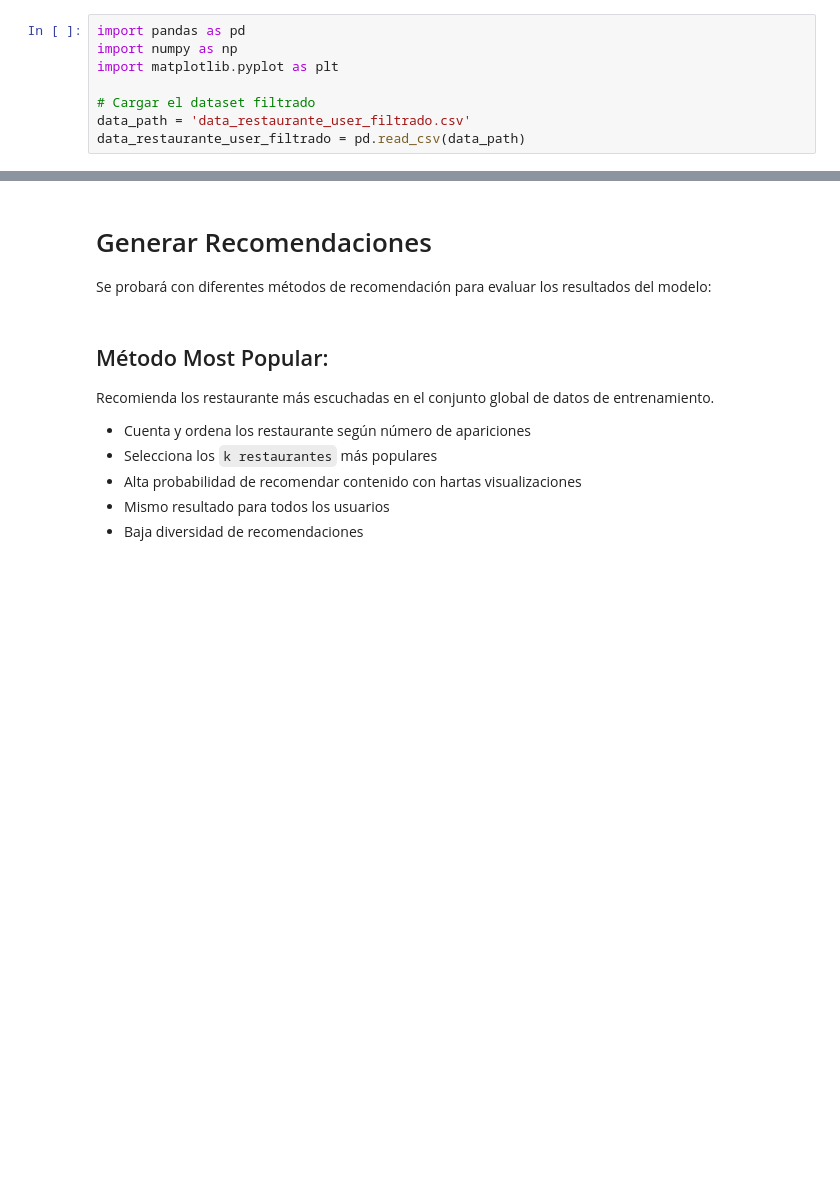
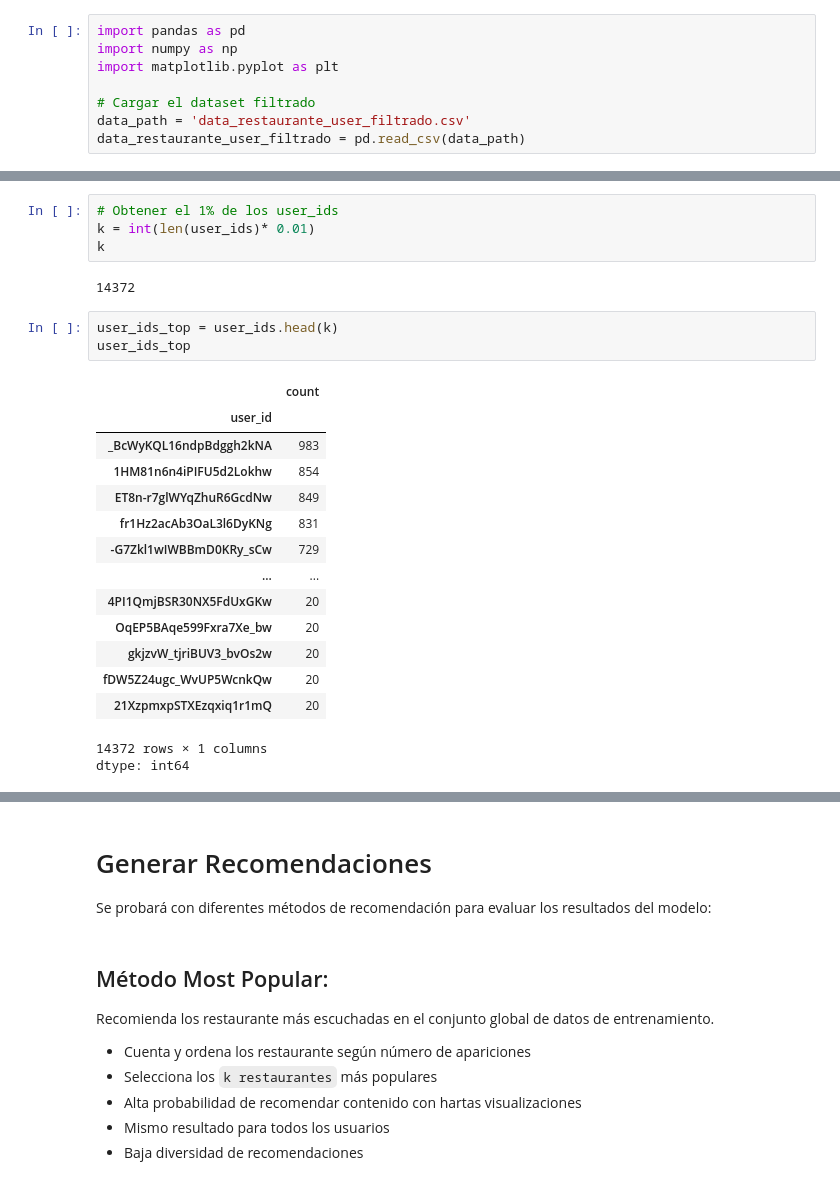
Before and after one commit to ferperezh/IIC3633_ProyectoMetricaDiversidad, a Jupyter notebook: restaurante/restaurante_metrica_diversidad.ipynb, the cells around one changed output, grey strips where cells are left out. Cells and saved outputs as stored; diff of their text form; blank space fills up the shorter version.

```diff
--- a/restaurante/restaurante_metrica_diversidad.ipynb
+++ b/restaurante/restaurante_metrica_diversidad.ipynb
@@ -40,0 +70,25 @@ data_restaurante_user_filtrado.shape[0]
+# %%
+# Obtener el 1% de los user_ids
+k = int(len(user_ids)* 0.01)
+k
+# %% [output]
+14372
+# %%
+user_ids_top = user_ids.head(k)
+user_ids_top
+# %% [output]
+|  | count |
+| user_id |  |
+| _BcWyKQL16ndpBdggh2kNA | 983 |
+| 1HM81n6n4iPIFU5d2Lokhw | 854 |
+| ET8n-r7glWYqZhuR6GcdNw | 849 |
+| fr1Hz2acAb3OaL3l6DyKNg | 831 |
+| -G7Zkl1wIWBBmD0KRy_sCw | 729 |
+| ... | ... |
+| 4PI1QmjBSR30NX5FdUxGKw | 20 |
+| OqEP5BAqe599Fxra7Xe_bw | 20 |
+| gkjzvW_tjriBUV3_bvOs2w | 20 |
+| fDW5Z24ugc_WvUP5WcnkQw | 20 |
+| 21XzpmxpSTXEzqxiq1r1mQ | 20 |
+14372 rows × 1 columns
+dtype: int64
```
Also changed, not shown: parts of 16 cells of this notebook.
